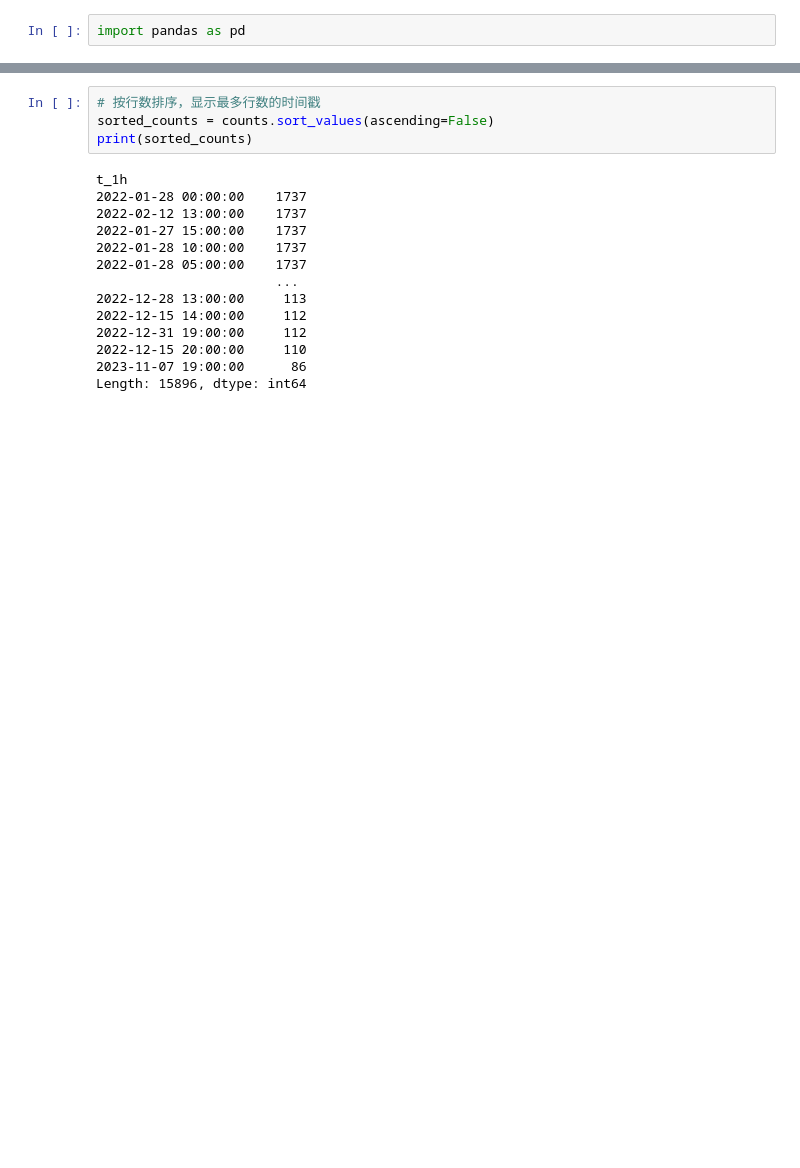
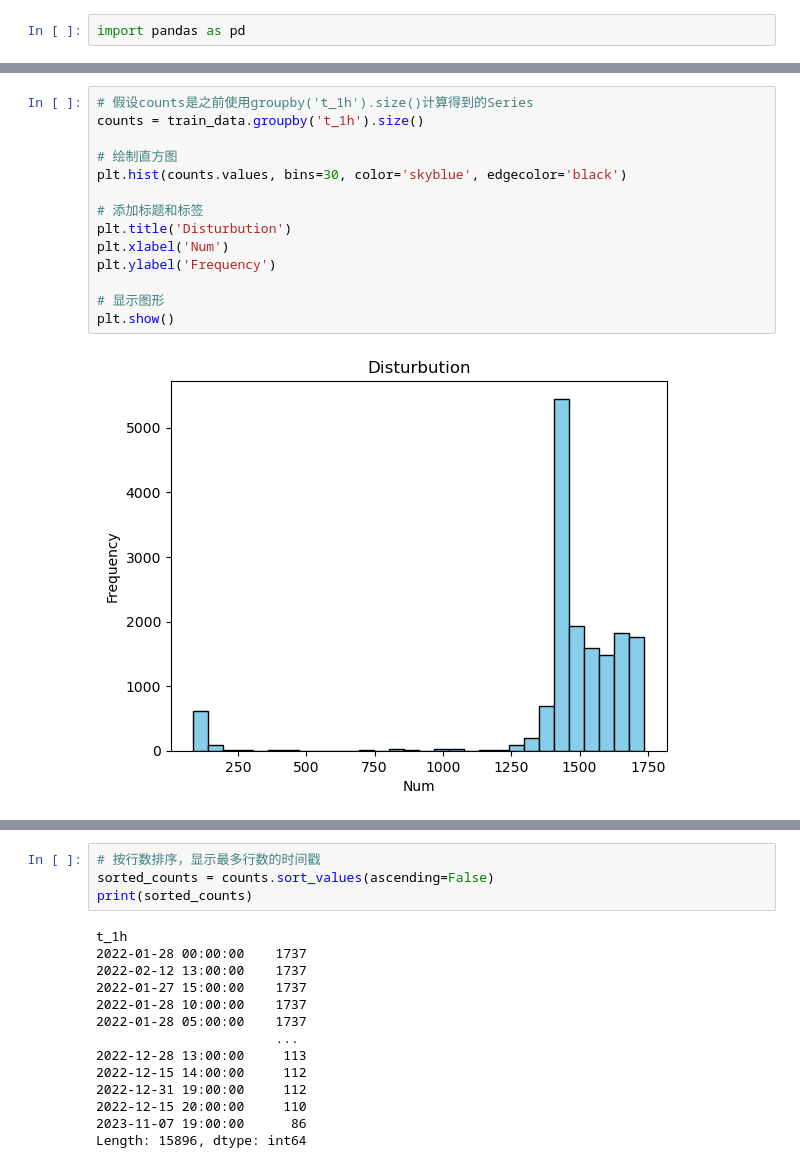
Before and after one commit to Misaki-Wang/Paris-City-Brain-Traffic-Flow-Forecasting, a Jupyter notebook: snippets/data_check_STGNN.ipynb, the cells around one changed output, grey strips where cells are left out. Saved outputs shown, nothing was run; the diff lists cells and outputs as text; blank space fills up the shorter version.

```diff
--- a/snippets/data_check_STGNN.ipynb
+++ b/snippets/data_check_STGNN.ipynb
@@ -26,0 +61,16 @@ Length: 15896, dtype: int64
+# %%
+# 假设counts是之前使用groupby('t_1h').size()计算得到的Series
+counts = train_data.groupby('t_1h').size()
+
+# 绘制直方图
+plt.hist(counts.values, bins=30, color='skyblue', edgecolor='black')
+
+# 添加标题和标签
+plt.title('Disturbution')
+plt.xlabel('Num')
+plt.ylabel('Frequency')
+
+# 显示图形
+plt.show()
+# %% [output]
+[figure, added]
```
Also changed, not shown: parts of 5 cells of this notebook, 1 other file.
